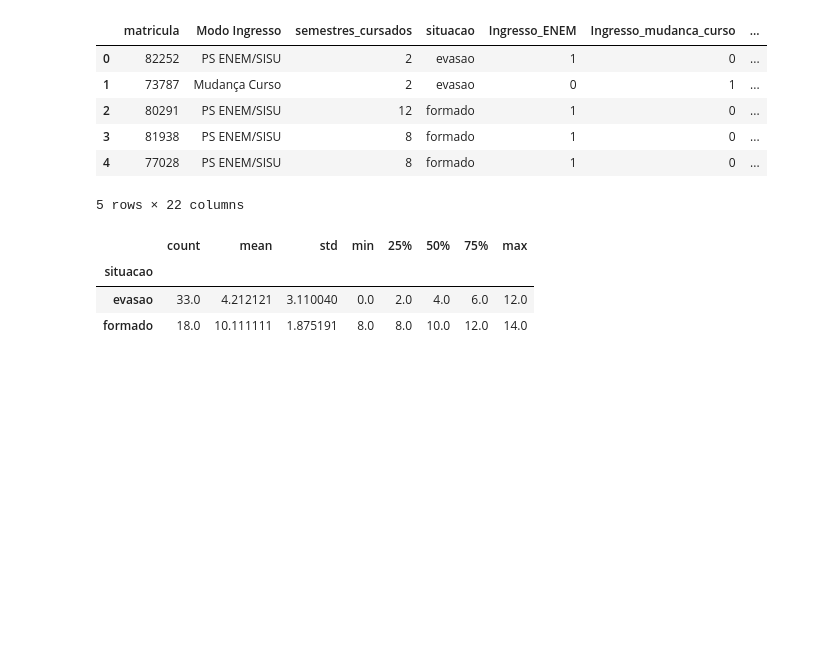
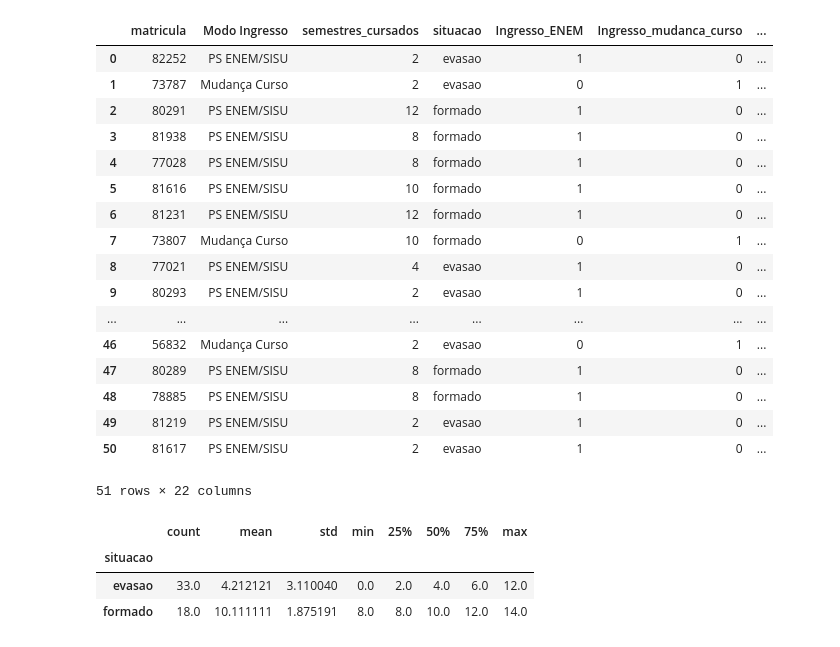
Before and after one commit to duanefonseca/CricketML, a Jupyter notebook: projeto_capacitacao_mini_amostra.ipynb, the cells around one changed output. Cells and saved outputs as stored; diff of their text form; code cells hidden in the pictures; blank space fills up the shorter version.

```diff
--- a/projeto_capacitacao_mini_amostra.ipynb
+++ b/projeto_capacitacao_mini_amostra.ipynb
@@ -5,13 +5,24 @@ import pandas as pd
 # %%
 dados_2014_social_notas = pd.read_csv('/content/ingressantes_2014_dados_ML.csv')
 # %%
-dados_2014_social_notas.head()
+dados_2014_social_notas
 # %% [output]
 |  | matricula | Modo Ingresso | semestres_cursados | situacao | Ingresso_ENEM | Ingresso_mudanca_curso | ... |
 | 0 | 82252 | PS ENEM/SISU | 2 | evasao | 1 | 0 | ... |
 | 1 | 73787 | Mudança Curso | 2 | evasao | 0 | 1 | ... |
 | 2 | 80291 | PS ENEM/SISU | 12 | formado | 1 | 0 | ... |
 | 3 | 81938 | PS ENEM/SISU | 8 | formado | 1 | 0 | ... |
 | 4 | 77028 | PS ENEM/SISU | 8 | formado | 1 | 0 | ... |
+| 5 | 81616 | PS ENEM/SISU | 10 | formado | 1 | 0 | ... |
+| 6 | 81231 | PS ENEM/SISU | 12 | formado | 1 | 0 | ... |
+| 7 | 73807 | Mudança Curso | 10 | formado | 0 | 1 | ... |
+| 8 | 77021 | PS ENEM/SISU | 4 | evasao | 1 | 0 | ... |
+| 9 | 80293 | PS ENEM/SISU | 2 | evasao | 1 | 0 | ... |
+| ... | ... | ... | ... | ... | ... | ... | ... |
+| 46 | 56832 | Mudança Curso | 2 | evasao | 0 | 1 | ... |
+| 47 | 80289 | PS ENEM/SISU | 8 | formado | 1 | 0 | ... |
+| 48 | 78885 | PS ENEM/SISU | 8 | formado | 1 | 0 | ... |
+| 49 | 81219 | PS ENEM/SISU | 2 | evasao | 1 | 0 | ... |
+| 50 | 81617 | PS ENEM/SISU | 2 | evasao | 1 | 0 | ... |
-5 rows × 22 columns
+51 rows × 22 columns
 # %%
```
Also changed, not shown: parts of 2 cells of this notebook.
